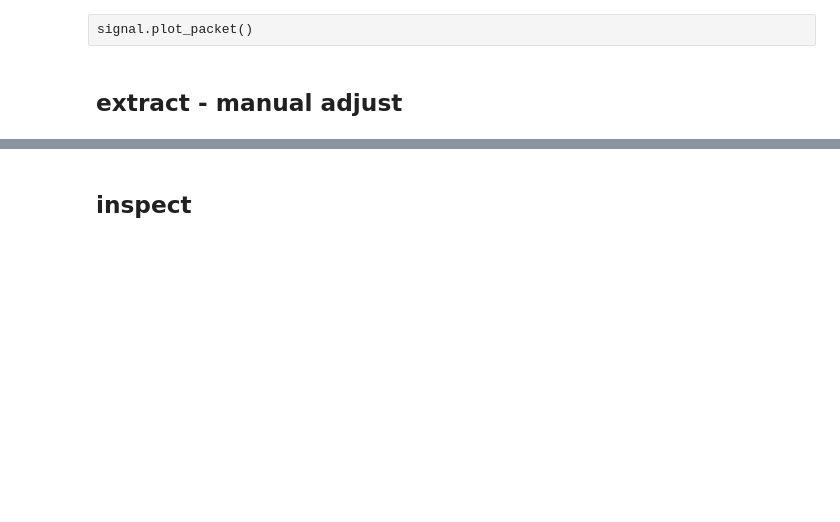
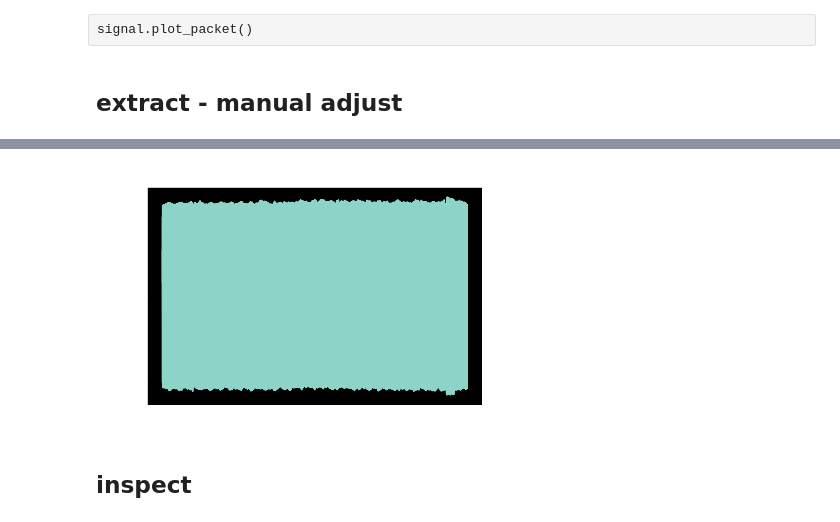
Before and after one commit to tjbergst/lorapy, a Jupyter notebook: data_processing_lorapy.ipynb, the cells around one changed output, grey strips where cells are left out. Saved outputs shown, nothing was run; the diff lists cells and outputs as text; code cells hidden in the pictures; blank space fills up the shorter version.

```diff
--- a/data_processing_lorapy.ipynb
+++ b/data_processing_lorapy.ipynb
@@ -118,4 +150,6 @@ signal.adjust_packets(force_check=True, look_ahead=100, threshold=0.5)
 # %%
-signal.plot_packet(real=False)
+signal.plot_packet()
+# %% [output]
+[figure, added]
 # %% [markdown]
 ## inspect
```
Also changed, not shown: parts of 39 cells of this notebook.
